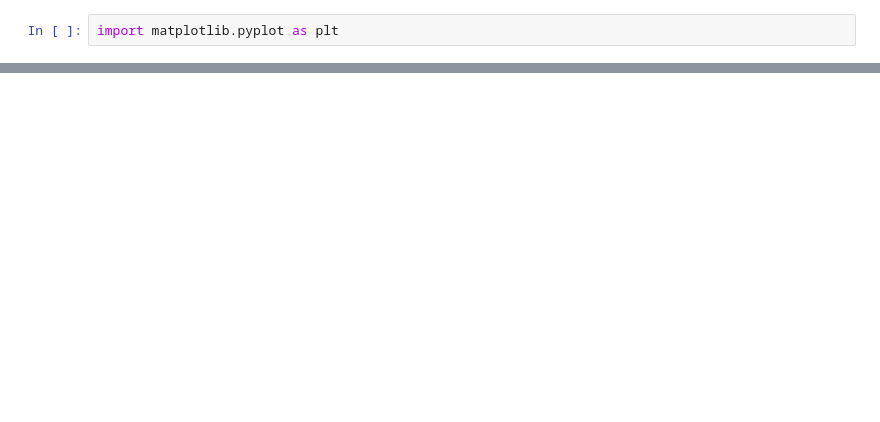
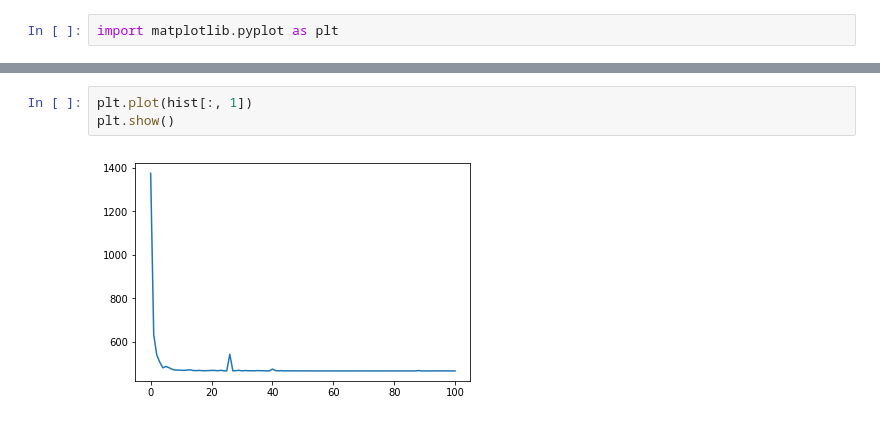
Before and after one commit to LecJackS/CS-330-Deep-Multi-Task-and-Meta-Learning, a Jupyter notebook: Homework 1 - Step by step.ipynb, the cells around one changed output, grey strips where cells are left out. Drawn from its saved outputs; the diff is of its cells as text; blank space fills up the shorter version.

```diff
--- a/Homework 1 - Step by step.ipynb
+++ b/Homework 1 - Step by step.ipynb
@@ -361,0 +573,5 @@ Test Accuracy 0.8035
+# %%
+plt.plot(hist[:, 1])
+plt.show()
+# %% [output]
+[figure, added]
```
Also changed, not shown: parts of 66 cells of this notebook, 1 other file.
